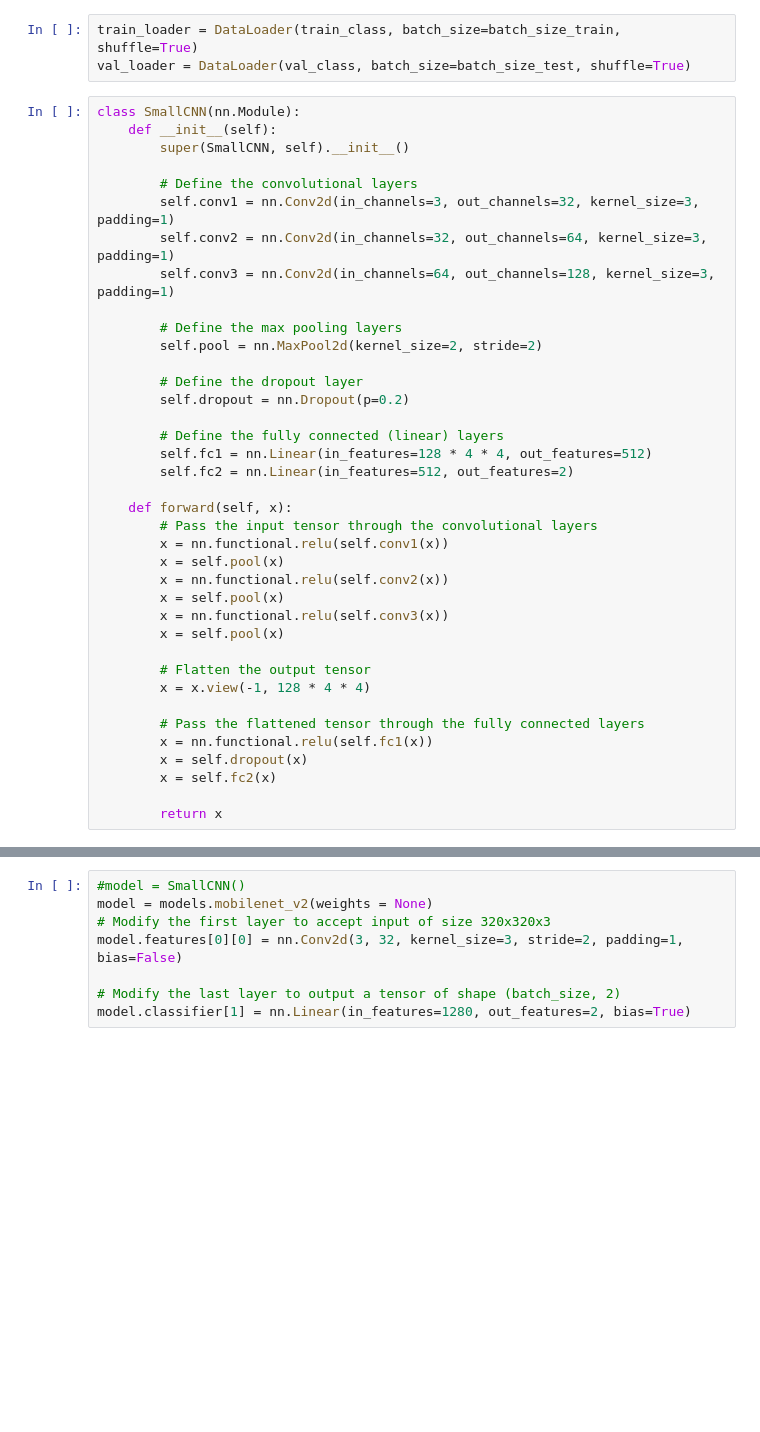
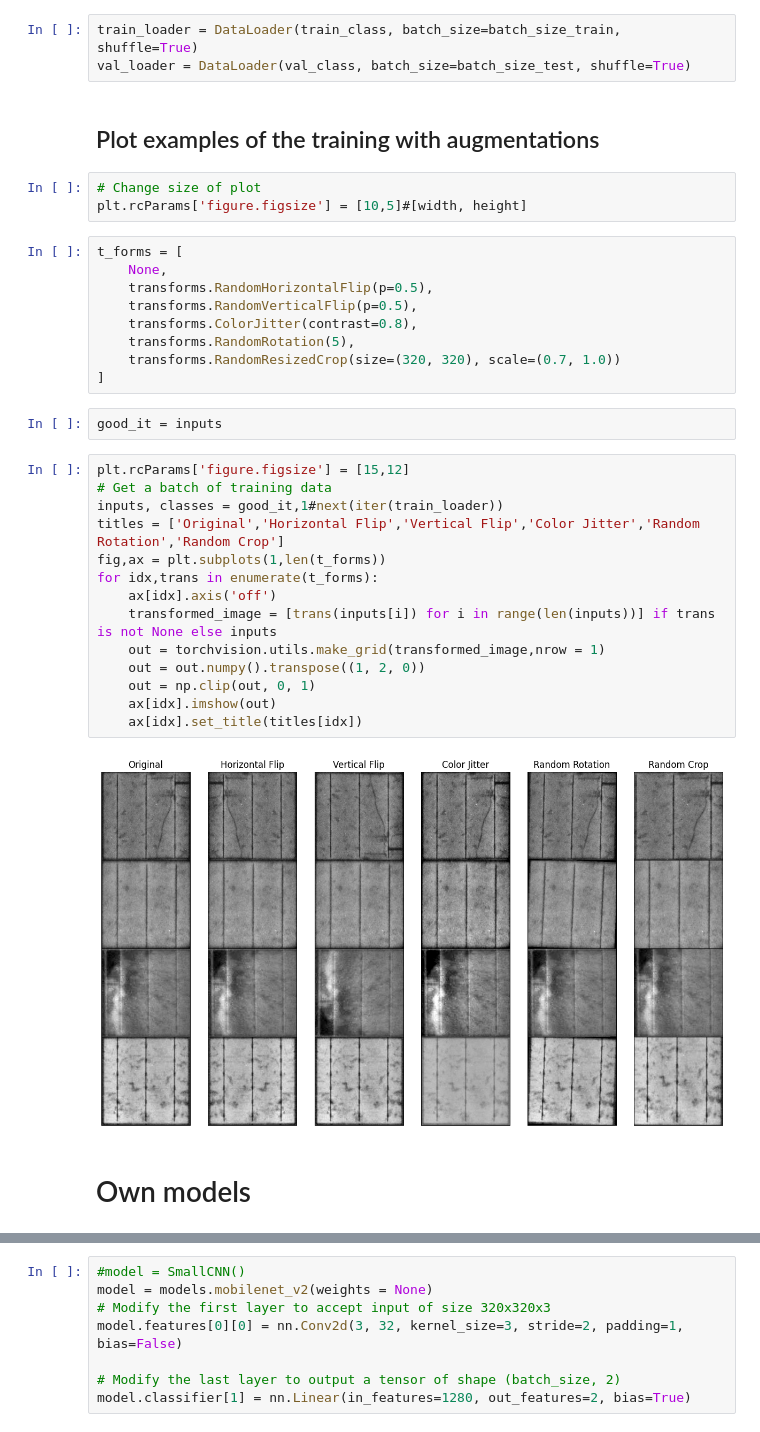
Before and after one commit to MadsAndersens/BachelorProject, a Jupyter notebook: Notebooks/Training.ipynb, the cells around one changed output, grey strips where cells are left out. Cells and saved outputs as stored; diff of their text form; blank space fills up the shorter version.

```diff
--- a/Notebooks/Training.ipynb
+++ b/Notebooks/Training.ipynb
@@ -176,41 +180,37 @@ train_class[1][0].numpy()[0,:,:].shape
 # %%
 train_loader = DataLoader(train_class, batch_size=batch_size_train, shuffle=True)
 val_loader = DataLoader(val_class, batch_size=batch_size_test, shuffle=True)
-# %%
-class SmallCNN(nn.Module):
-    def __init__(self):
-        super(SmallCNN, self).__init__()
-
-        # Define the convolutional layers
-        self.conv1 = nn.Conv2d(in_channels=3, out_channels=32, kernel_size=3, padding=1)
-        self.conv2 = nn.Conv2d(in_channels=32, out_channels=64, kernel_size=3, padding=1)
-        self.conv3 = nn.Conv2d(in_channels=64, out_channels=128, kernel_size=3, padding=1)
-
-        # Define the max pooling layers
-        self.pool = nn.MaxPool2d(kernel_size=2, stride=2)
-
-        # Define the dropout layer
-        self.dropout = nn.Dropout(p=0.2)
-
-        # Define the fully connected (linear) layers
-        self.fc1 = nn.Linear(in_features=128 * 4 * 4, out_features=512)
-        self.fc2 = nn.Linear(in_features=512, out_features=2)
-
-    def forward(self, x):
-        # Pass the input tensor through the convolutional layers
-        x = nn.functional.relu(self.conv1(x))
-        x = self.pool(x)
-        x = nn.functional.relu(self.conv2(x))
-        x = self.pool(x)
-        x = nn.functional.relu(self.conv3(x))
-        x = self.pool(x)
-
-        # Flatten the output tensor
-        x = x.view(-1, 128 * 4 * 4)
-
-        # Pass the flattened tensor through the fully connected layers
-        x = nn.functional.relu(self.fc1(x))
-        x = self.dropout(x)
-        x = self.fc2(x)
-
-        return x
+# %% [markdown]
+## Plot examples of the training with augmentations
+# %%
+# Change size of plot
+plt.rcParams['figure.figsize'] = [10,5]#[width, height]
+# %%
+t_forms = [
+    None,
+    transforms.RandomHorizontalFlip(p=0.5),
+    transforms.RandomVerticalFlip(p=0.5),
+    transforms.ColorJitter(contrast=0.8),
+    transforms.RandomRotation(5),
+    transforms.RandomResizedCrop(size=(320, 320), scale=(0.7, 1.0))
+]
+# %%
+good_it = inputs
+# %%
+plt.rcParams['figure.figsize'] = [15,12]
+# Get a batch of training data
+inputs, classes = good_it,1#next(iter(train_loader))
+titles = ['Original','Horizontal Flip','Vertical Flip','Color Jitter','Random Rotation','Random Crop']
+fig,ax = plt.subplots(1,len(t_forms))
+for idx,trans in enumerate(t_forms):
+    ax[idx].axis('off')
+    transformed_image = [trans(inputs[i]) for i in range(len(inputs))] if trans is not None else inputs
+    out = torchvision.utils.make_grid(transformed_image,nrow = 1)
+    out = out.numpy().transpose((1, 2, 0))
+    out = np.clip(out, 0, 1)
+    ax[idx].imshow(out)
+    ax[idx].set_title(titles[idx])
+# %% [output]
+[figure, added]
+# %% [markdown]
+# Own models
```
Also changed, not shown: parts of 23 cells of this notebook, 8 other files.
